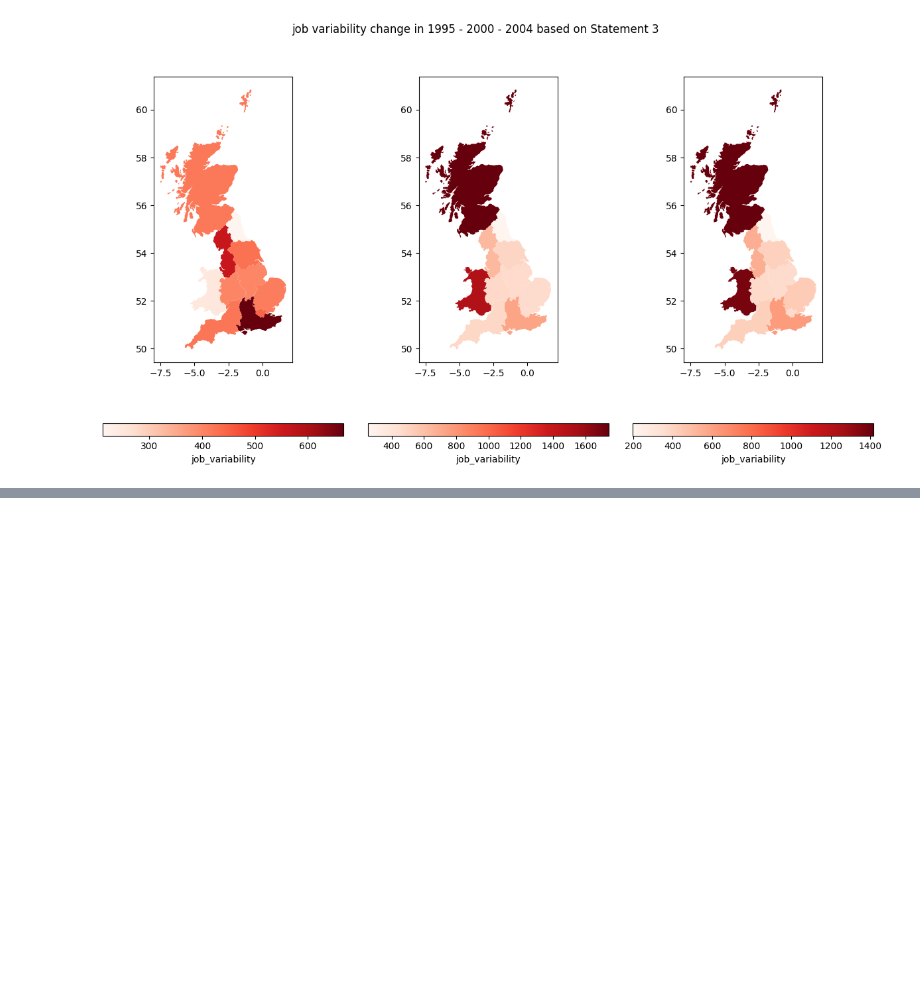
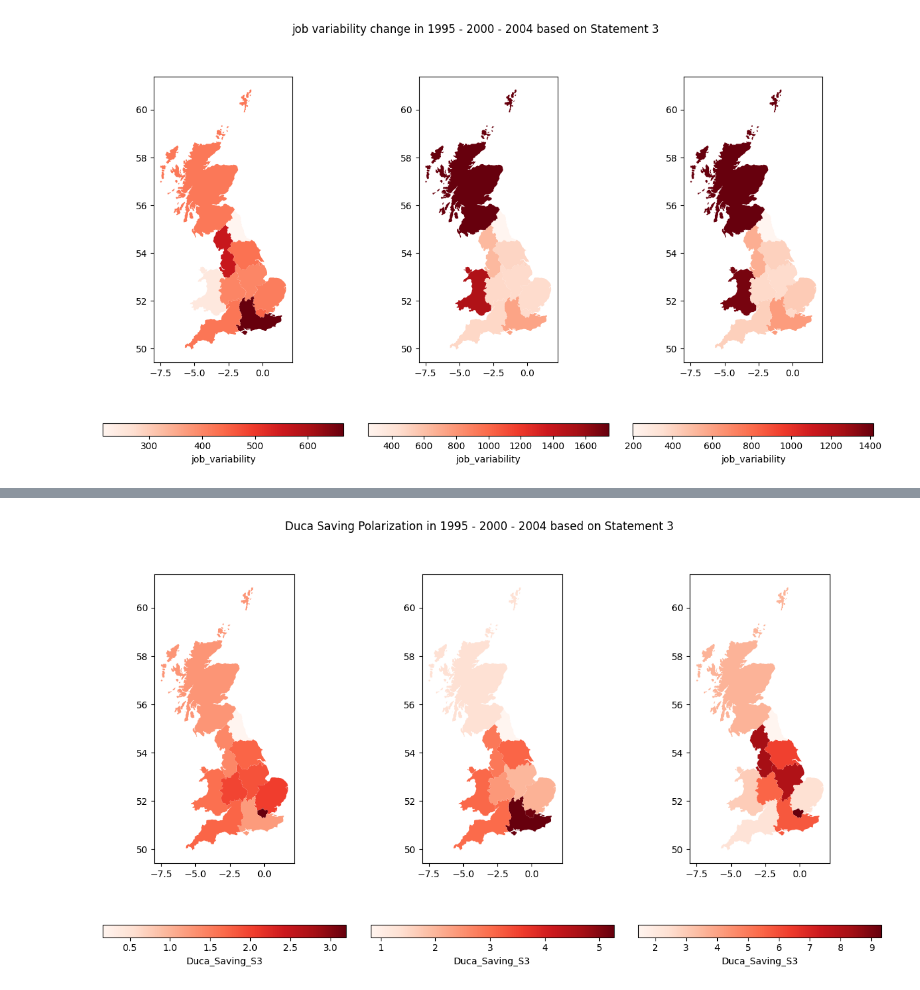
Before and after one commit to Sidrcs/Political_Polarization, a Jupyter notebook: code_scripts/UK_Geog573_MoransI.ipynb, the cells around one changed output, grey strips where cells are left out. Cells and saved outputs as stored; diff of their text form; code cells hidden in the pictures; blank space fills up the shorter version.

```diff
--- a/code_scripts/UK_Geog573_MoransI.ipynb
+++ b/code_scripts/UK_Geog573_MoransI.ipynb
@@ -125,0 +160,21 @@ plt.show()
+# %%
+import matplotlib.pyplot as plt
+
+# create one row, multiple columns of sub-figures
+fig, ax = plt.subplots(1, 3, figsize=(15, 8))
+# adjust horizontal space between subplots
+fig.subplots_adjust(wspace=0.1)
+
+# creating various plots using statement S3: It is the government’s responsibility to provide a job for everyone who wants one.
+
+merged_gdf_1995.plot(ax=ax[0], column='Duca_Saving_S3', cmap='Reds', legend=True, \
+                     legend_kwds={'label': "Duca_Saving_S3", 'orientation': "horizontal"})
+merged_gdf_2000.plot(ax=ax[1],  column='Duca_Saving_S3', cmap='Reds', legend=True, \
+                     legend_kwds={'label': "Duca_Saving_S3",'orientation': "horizontal"})
+merged_gdf_2004.plot(ax=ax[2],  column='Duca_Saving_S3', cmap='Reds', legend=True, \
+         legend_kwds={'label': "Duca_Saving_S3", 'orientation': "horizontal"})
+
+plt.suptitle("Duca Saving Polarization in 1995 - 2000 - 2004 based on Statement 3")
+plt.show()
+# %% [output]
+[figure, added]
```
Also changed, not shown: parts of 10 cells of this notebook, 19 other files.
